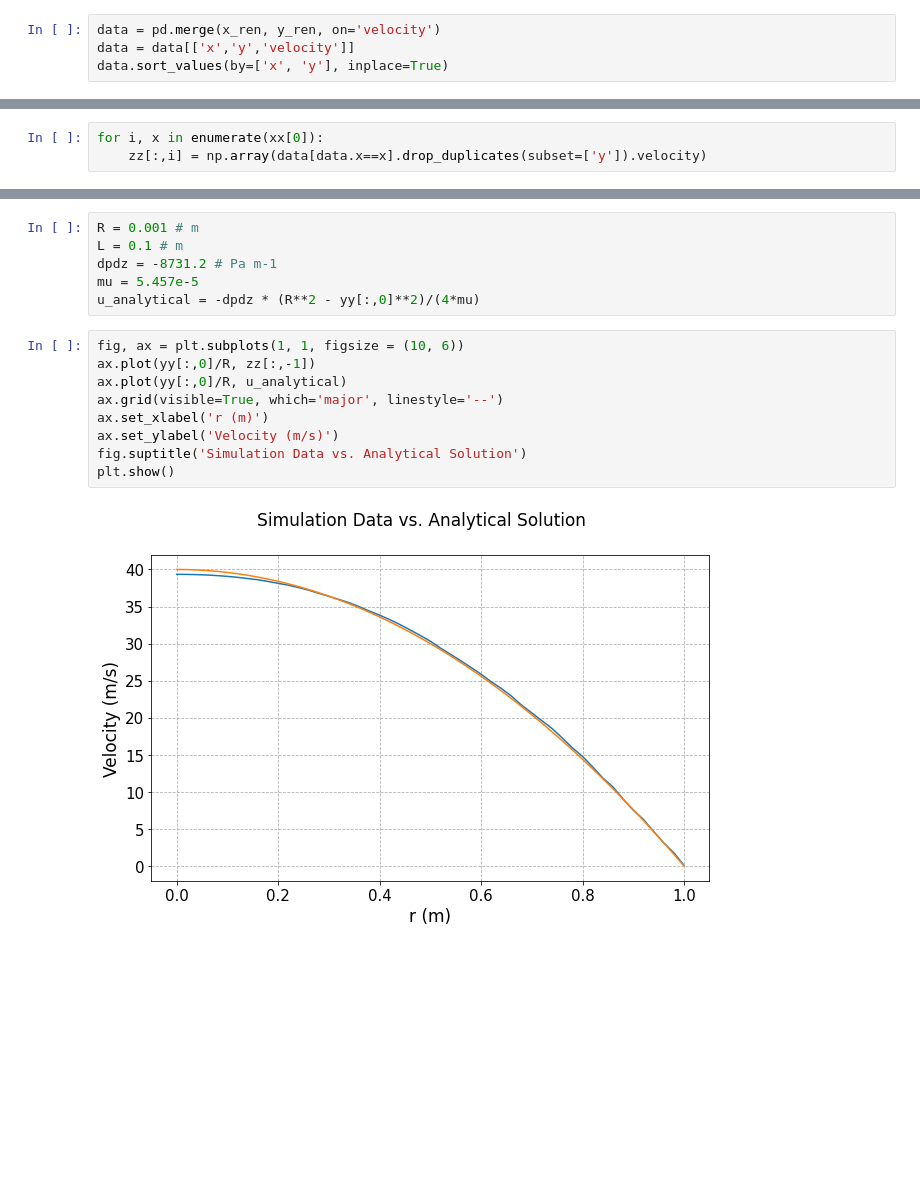
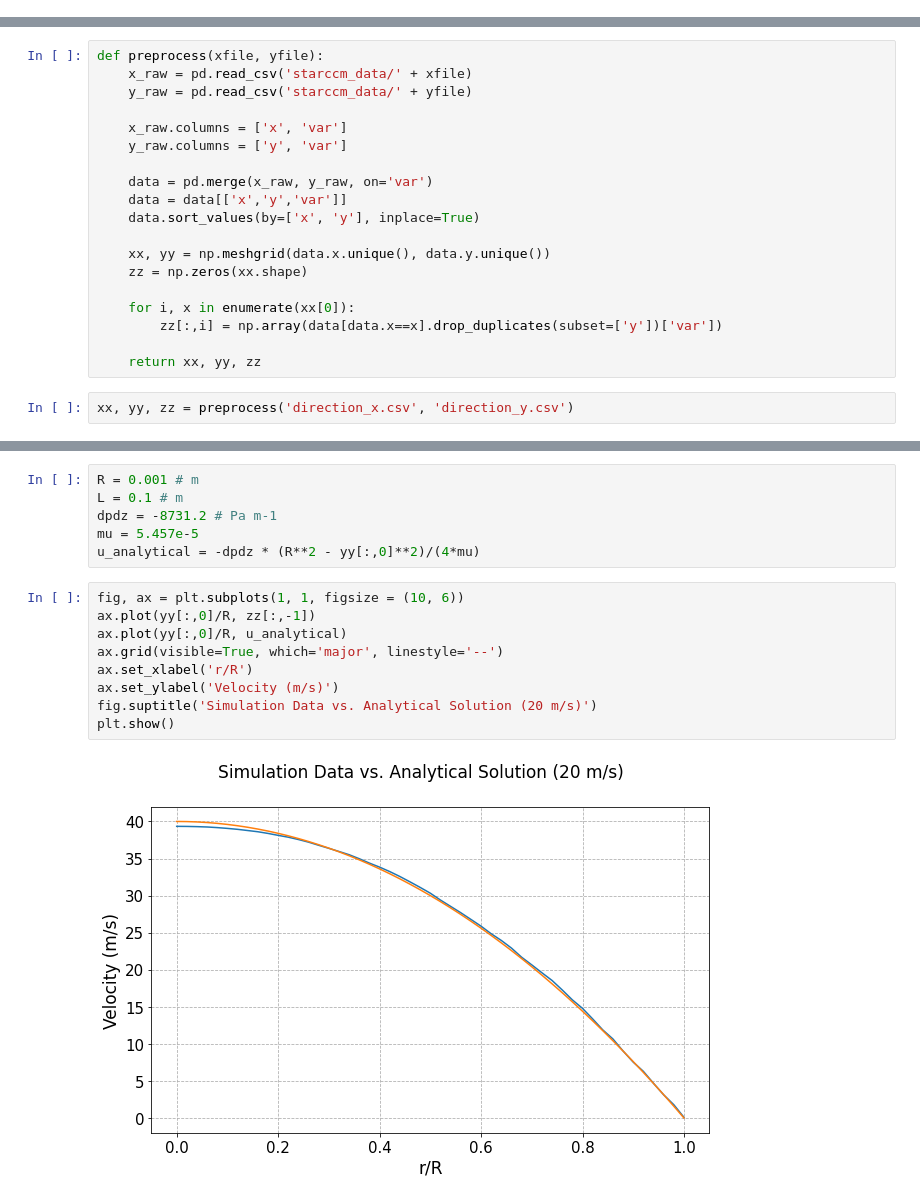
Before and after one commit to kyubin-l/fyp, a Jupyter notebook: starccm_data.ipynb, the cells around one changed output, grey strips where cells are left out. Saved outputs shown, nothing was run; the diff lists cells and outputs as text; blank space fills up the shorter version.

Commit message:
simulation data, analysis and comparison against analytical

```diff
--- a/starccm_data.ipynb
+++ b/starccm_data.ipynb
@@ -51,4 +37,0 @@ y_ren.apply(round_vel, axis=1).head()
-# %%
-data = pd.merge(x_ren, y_ren, on='velocity')
-data = data[['x','y','velocity']]
-data.sort_values(by=['x', 'y'], inplace=True)
@@ -57,6 +38,24 @@ xx, yy = np.meshgrid(data.x.unique(), data.y.unique())
-# %%
-for i, x in enumerate(xx[0]):
-    zz[:,i] = np.array(data[data.x==x].drop_duplicates(subset=['y']).velocity)
+# %%
+def preprocess(xfile, yfile):
+    x_raw = pd.read_csv('starccm_data/' + xfile)
+    y_raw = pd.read_csv('starccm_data/' + yfile)
+
+    x_raw.columns = ['x', 'var']
+    y_raw.columns = ['y', 'var']
+
+    data = pd.merge(x_raw, y_raw, on='var')
+    data = data[['x','y','var']]
+    data.sort_values(by=['x', 'y'], inplace=True)
+
+    xx, yy = np.meshgrid(data.x.unique(), data.y.unique())
+    zz = np.zeros(xx.shape)
+
+    for i, x in enumerate(xx[0]):
+        zz[:,i] = np.array(data[data.x==x].drop_duplicates(subset=['y'])['var'])
+
+    return xx, yy, zz
+# %%
+xx, yy, zz = preprocess('direction_x.csv', 'direction_y.csv')
 # %% [markdown]
 ### Analysis ###
 # %%
@@ -97,11 +96,11 @@ u_analytical = -dpdz * (R**2 - yy[:,0]**2)/(4*mu)
 # %%
 fig, ax = plt.subplots(1, 1, figsize = (10, 6))
 ax.plot(yy[:,0]/R, zz[:,-1])
 ax.plot(yy[:,0]/R, u_analytical)
 ax.grid(visible=True, which='major', linestyle='--')
-ax.set_xlabel('r (m)')
+ax.set_xlabel('r/R')
 ax.set_ylabel('Velocity (m/s)')
-fig.suptitle('Simulation Data vs. Analytical Solution')
+fig.suptitle('Simulation Data vs. Analytical Solution (20 m/s)')
 plt.show()
 # %% [output]
-[figure, old version]
+[figure, new version]
```
Also changed, not shown: parts of 15 cells of this notebook, 10 other files.
